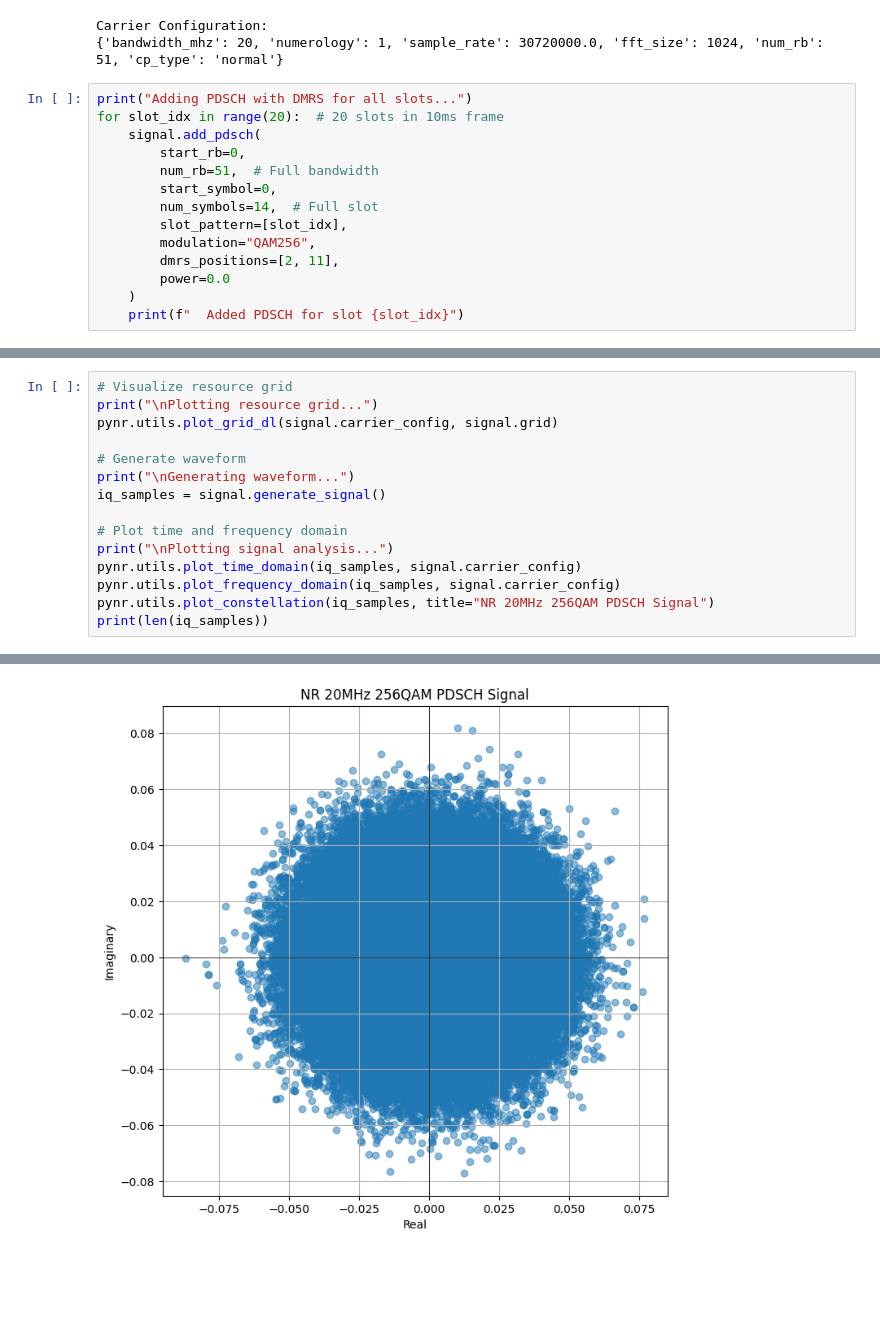
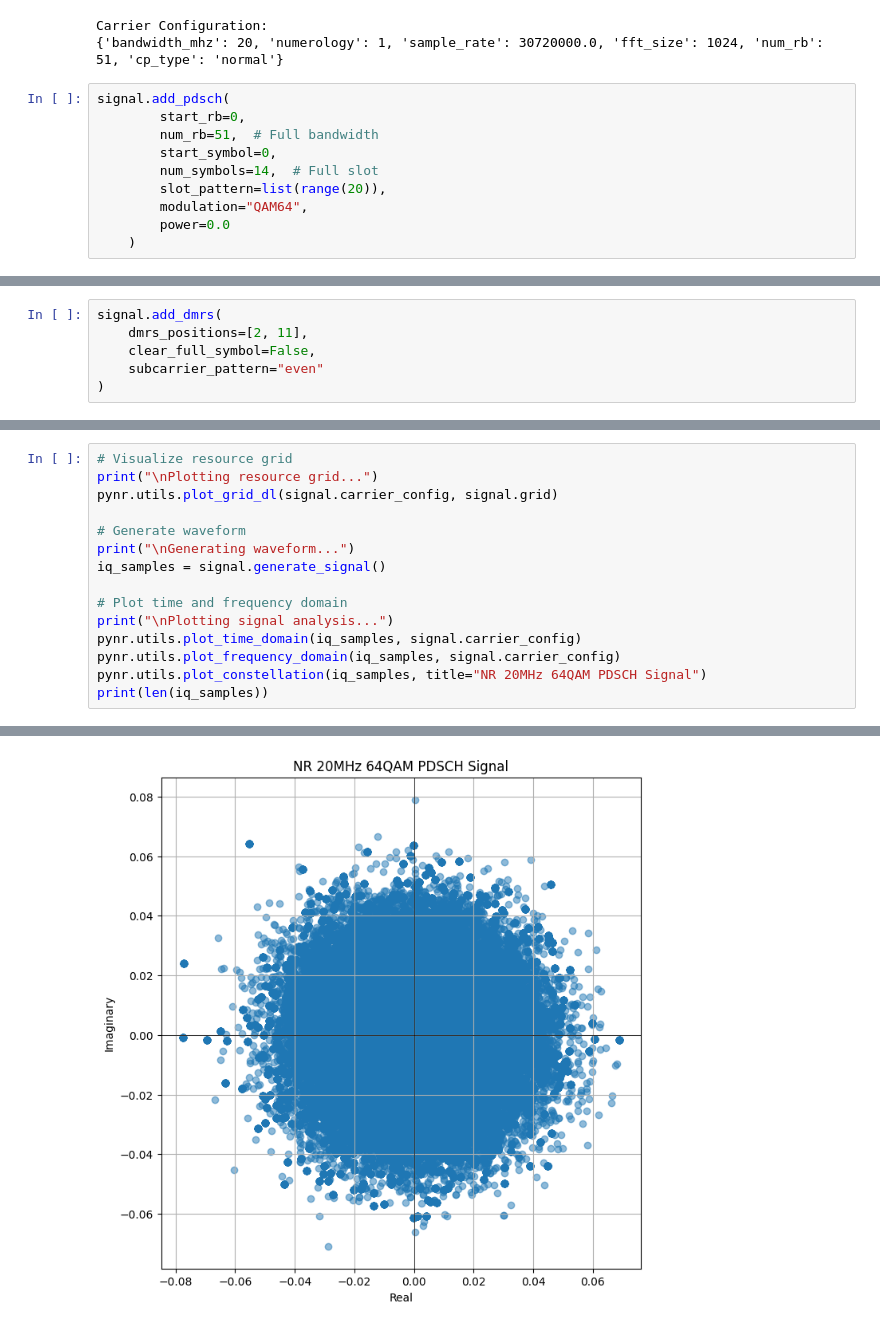
Before and after one commit to kir812/pyPhyNR, a Jupyter notebook: notebooks/nr20m_256qam_test.ipynb, the cells around one changed output, grey strips where cells are left out. Drawn from its saved outputs; the diff is of its cells as text; blank space fills up the shorter version.

```diff
--- a/notebooks/nr20m_256qam_test.ipynb
+++ b/notebooks/nr20m_256qam_test.ipynb
@@ -28,17 +28,13 @@ print(signal.get_carrier_config())
 Carrier Configuration:
 {'bandwidth_mhz': 20, 'numerology': 1, 'sample_rate': 30720000.0, 'fft_size': 1024, 'num_rb': 51, 'cp_type': 'normal'}
 # %%
-print("Adding PDSCH with DMRS for all slots...")
-for slot_idx in range(20):  # 20 slots in 10ms frame
-    signal.add_pdsch(
+signal.add_pdsch(
         start_rb=0,
         num_rb=51,  # Full bandwidth
         start_symbol=0,
         num_symbols=14,  # Full slot
-        slot_pattern=[slot_idx],
-        modulation="QAM256",
-        dmrs_positions=[2, 11],
+        slot_pattern=list(range(20)),
+        modulation="QAM64",
         power=0.0
     )
-    print(f"  Added PDSCH for slot {slot_idx}")
 # %% [output]
@@ -61,0 +42,6 @@ Adding PDSCH with DMRS for all slots...
+# %%
+signal.add_dmrs(
+    dmrs_positions=[2, 11],
+    clear_full_symbol=False,
+    subcarrier_pattern="even"
+)
@@ -72,7 +60,7 @@ iq_samples = signal.generate_signal()
 print("\nPlotting signal analysis...")
 pynr.utils.plot_time_domain(iq_samples, signal.carrier_config)
 pynr.utils.plot_frequency_domain(iq_samples, signal.carrier_config)
-pynr.utils.plot_constellation(iq_samples, title="NR 20MHz 256QAM PDSCH Signal")
+pynr.utils.plot_constellation(iq_samples, title="NR 20MHz 64QAM PDSCH Signal")
 print(len(iq_samples))
 # %% [output]
 Plotting resource grid...
@@ -85,2 +73,2 @@ Plotting signal analysis...
-[figure, old version]
+[figure, new version]
 307200
```
Also changed, not shown: parts of 4 cells of this notebook, 2 other files.
